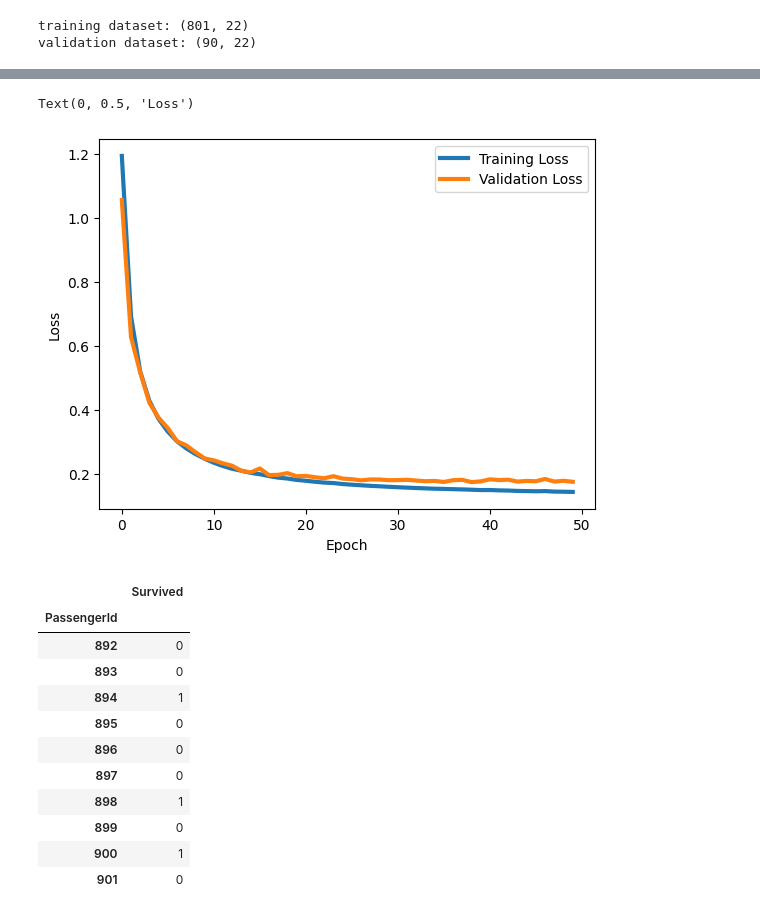
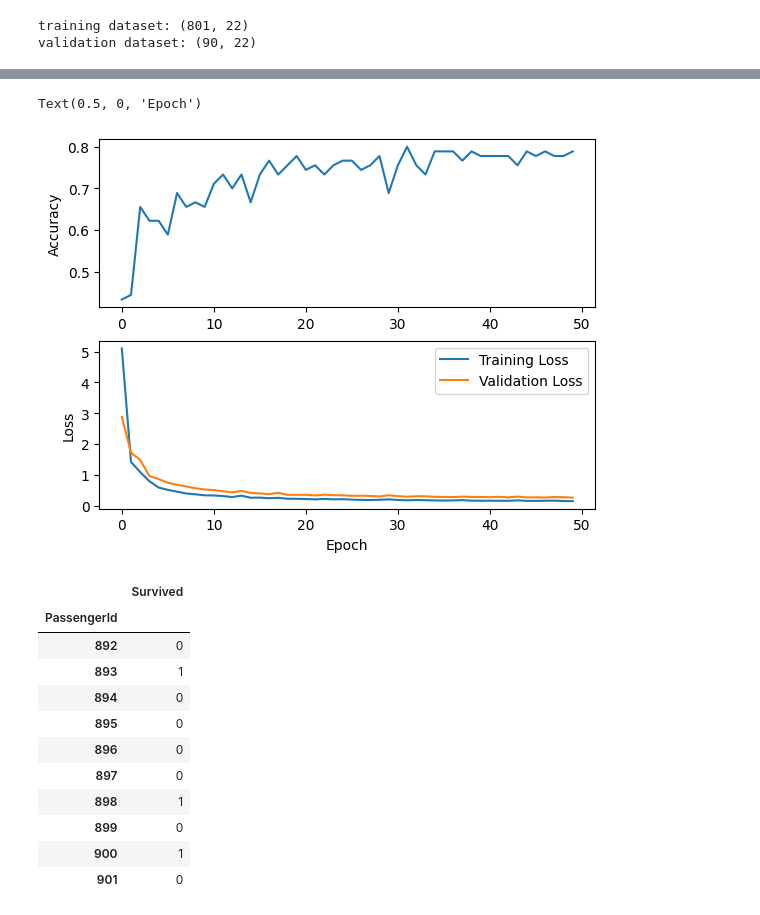
Before and after one commit to zirkelc/micrograd-titanic, a Jupyter notebook: micrograd.ipynb, the cells around one changed output, grey strips where cells are left out. Saved outputs shown, nothing was run; the diff lists cells and outputs as text; code cells hidden in the pictures.

```diff
--- a/micrograd.ipynb
+++ b/micrograd.ipynb
@@ -305,6 +327,7 @@ def train_model(model, xy_train, xy_validate, num_epochs=100, batch_size=32):
     # Losses per epoch
     train_losses = [0] * num_epochs
     validate_losses = [0] * num_epochs
+    validate_accuracy = [0] * num_epochs
 
     print(f"Training on {x_train.shape[0]} samples")
     print(f"Epochs: {num_epochs}")
@@ -341,19 +364,23 @@ def train_model(model, xy_train, xy_validate, num_epochs=100, batch_size=32):
         validate_loss = loss(validate_output, y_validate)
         validate_losses[epoch] = validate_loss.data
 
+        # calculate accuracy
+        validate_accuracy[epoch] = accuracy(validate_output, y_validate)
+
         print(
-            f"Epoch {epoch}, train loss {train_loss.data:.3f}, validate loss {validate_loss.data:.3f}"
+            f"Epoch {epoch}, train loss {train_loss.data:.3f}, validate loss {validate_loss.data:.3f}, accuracy {(validate_accuracy[epoch]*100):.3f}"
         )
 
     print("Training completed.")
     print(f"Training loss: {train_losses[-1]:.3f}")
     print(f"Validation loss: {validate_losses[-1]:.3f}")
+    print(f"Validation accuracy: {(validate_accuracy[-1]*100):.3f}%")
 
-    return train_losses, validate_losses
+    return train_losses, validate_losses, validate_accuracy
 # %%
 # Define number of input features, hidden layers, and output features
 num_inputs = X_train.shape[1]
-num_hidden = [22, 22]
+num_hidden = [44]
 num_outputs = 1
 
 # Initialize the model
@@ -363,11 +390,11 @@ print(model)
 print(f"Parameters: {len(model.parameters())}")
 
 # Define the training parameters
-batch_size = 100
+batch_size = 50
 num_epochs = 50
 
 # Train the model
-train_losses, validate_losses = train_model(
+train_losses, validate_losses, validate_accuracy = train_model(
     model,
     (X_train, y_train),
     (X_validate, y_validate),
@@ -376,10 +403,15 @@ train_losses, validate_losses = train_model(
 )
 
 # Plot the results
-plt.plot(train_losses, linewidth=3)
-plt.plot(validate_losses, linewidth=3)
-plt.legend(("Training Loss", "Validation Loss"))
+plt.subplot(211)
+plt.ylabel('Accuracy')
+plt.plot(validate_accuracy, label='Accuracy')
+
+plt.subplot(212)
+plt.ylabel('Loss')
+plt.plot(train_losses, label='Training Loss')
+plt.plot(validate_losses, label='Validation Loss')
+plt.legend()
 plt.xlabel("Epoch")
-plt.ylabel("Loss")
 # %% [output]
 MLP of [Layer of [ReLUNeuron(22), ReLUNeuron(22), ReLUNeuron(22), ReLUNeuron(22), ReLUNeuron(22), ReLUNeuron(22), ReLUNeuron(22), ReLUNeuron(22), ReLUNeuron(22), ReLUNeuron(22), ReLUNeuron(22), ReLUNe ...
@@ -402,5 +434,5 @@ Validation loss: 0.175
-Text(0, 0.5, 'Loss')
+Text(0.5, 0, 'Epoch')
-[figure, old version]
+[figure, new version]
 # %%
 # Input features from the scaled test dataset
 test_features = test_scaled_df.to_numpy()
@@ -418,8 +450,8 @@ submission_df.head(10)
 |  | Survived |
 | PassengerId |  |
 | 892 | 0 |
-| 893 | 0 |
-| 894 | 1 |
+| 893 | 1 |
+| 894 | 0 |
 | 895 | 0 |
 | 896 | 0 |
 | 897 | 0 |
```
Also changed, not shown: parts of 2 cells of this notebook.
